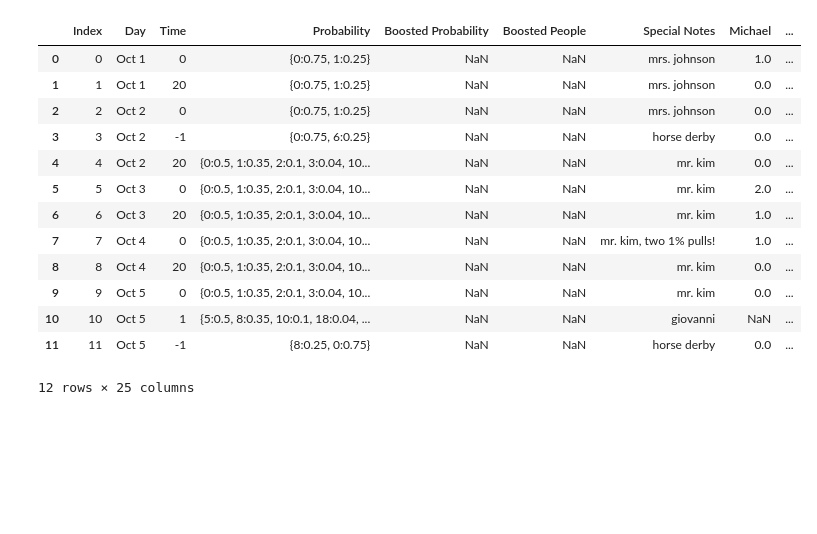
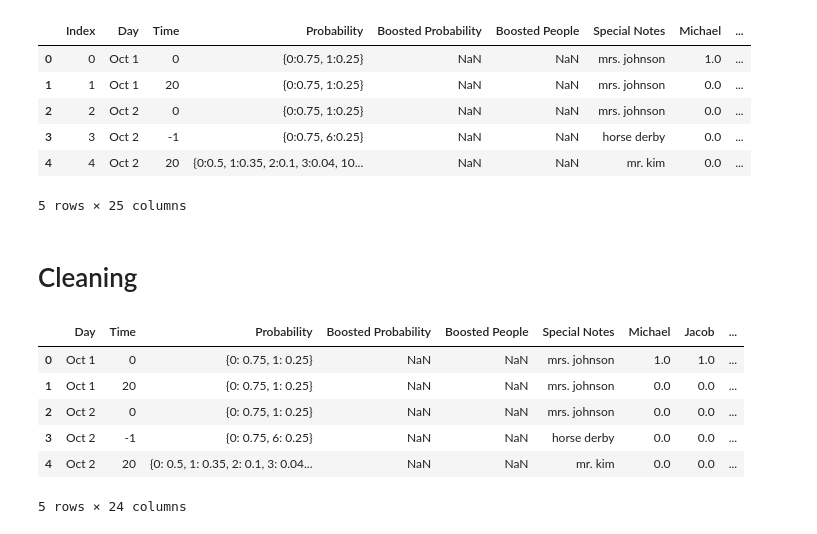
Before and after one commit to j2doan/asianhood_candy, a Jupyter notebook: testenv.ipynb, the cells around one changed output. Cells and saved outputs as stored; diff of their text form; code cells hidden in the pictures; blank space fills up the shorter version.

```diff
--- a/testenv.ipynb
+++ b/testenv.ipynb
@@ -10,19 +12,14 @@ import ast
 # %%
 file_path = Path.cwd() / "datasets" / "testdata.csv"
 df = pd.read_csv(file_path)
-df
+df.head(5)
 # %% [output]
 |  | Index | Day | Time | Probability | Boosted Probability | Boosted People | Special Notes | Michael | ... |
 | 0 | 0 | Oct 1 | 0 | {0:0.75, 1:0.25} | NaN | NaN | mrs. johnson | 1.0 | ... |
 | 1 | 1 | Oct 1 | 20 | {0:0.75, 1:0.25} | NaN | NaN | mrs. johnson | 0.0 | ... |
 | 2 | 2 | Oct 2 | 0 | {0:0.75, 1:0.25} | NaN | NaN | mrs. johnson | 0.0 | ... |
 | 3 | 3 | Oct 2 | -1 | {0:0.75, 6:0.25} | NaN | NaN | horse derby | 0.0 | ... |
 | 4 | 4 | Oct 2 | 20 | {0:0.5, 1:0.35, 2:0.1, 3:0.04, 10... | NaN | NaN | mr. kim | 0.0 | ... |
-| 5 | 5 | Oct 3 | 0 | {0:0.5, 1:0.35, 2:0.1, 3:0.04, 10... | NaN | NaN | mr. kim | 2.0 | ... |
-| 6 | 6 | Oct 3 | 20 | {0:0.5, 1:0.35, 2:0.1, 3:0.04, 10... | NaN | NaN | mr. kim | 1.0 | ... |
-| 7 | 7 | Oct 4 | 0 | {0:0.5, 1:0.35, 2:0.1, 3:0.04, 10... | NaN | NaN | mr. kim, two 1% pulls! | 1.0 | ... |
-| 8 | 8 | Oct 4 | 20 | {0:0.5, 1:0.35, 2:0.1, 3:0.04, 10... | NaN | NaN | mr. kim | 0.0 | ... |
-| 9 | 9 | Oct 5 | 0 | {0:0.5, 1:0.35, 2:0.1, 3:0.04, 10... | NaN | NaN | mr. kim | 0.0 | ... |
-| 10 | 10 | Oct 5 | 1 | {5:0.5, 8:0.35, 10:0.1, 18:0.04, ... | NaN | NaN | giovanni | NaN | ... |
-| 11 | 11 | Oct 5 | -1 | {8:0.25, 0:0.75} | NaN | NaN | horse derby | 0.0 | ... |
-12 rows × 25 columns
+5 rows × 25 columns
+# %% [markdown]
+# Cleaning
@@ -28,0 +44,15 @@ df
+# %%
+df.replace(['NaN', 'None', 'null', ''], np.nan, inplace=True)
+df = df.drop('Index', axis=1)
+df['Probability'] = df['Probability'].apply(str_to_dict)
+df['Boosted Probability'] = df['Boosted Probability'].apply(str_to_dict)
+df[players] = df[players].astype(float)
+df.head(5)
+# %% [output]
+|  | Day | Time | Probability | Boosted Probability | Boosted People | Special Notes | Michael | Jacob | ... |
+| 0 | Oct 1 | 0 | {0: 0.75, 1: 0.25} | NaN | NaN | mrs. johnson | 1.0 | 1.0 | ... |
+| 1 | Oct 1 | 20 | {0: 0.75, 1: 0.25} | NaN | NaN | mrs. johnson | 0.0 | 0.0 | ... |
+| 2 | Oct 2 | 0 | {0: 0.75, 1: 0.25} | NaN | NaN | mrs. johnson | 0.0 | 0.0 | ... |
+| 3 | Oct 2 | -1 | {0: 0.75, 6: 0.25} | NaN | NaN | horse derby | 0.0 | 0.0 | ... |
+| 4 | Oct 2 | 20 | {0: 0.5, 1: 0.35, 2: 0.1, 3: 0.04... | NaN | NaN | mr. kim | 0.0 | 0.0 | ... |
+5 rows × 24 columns
```
Also changed, not shown: parts of 15 cells of this notebook, 1 other file.
